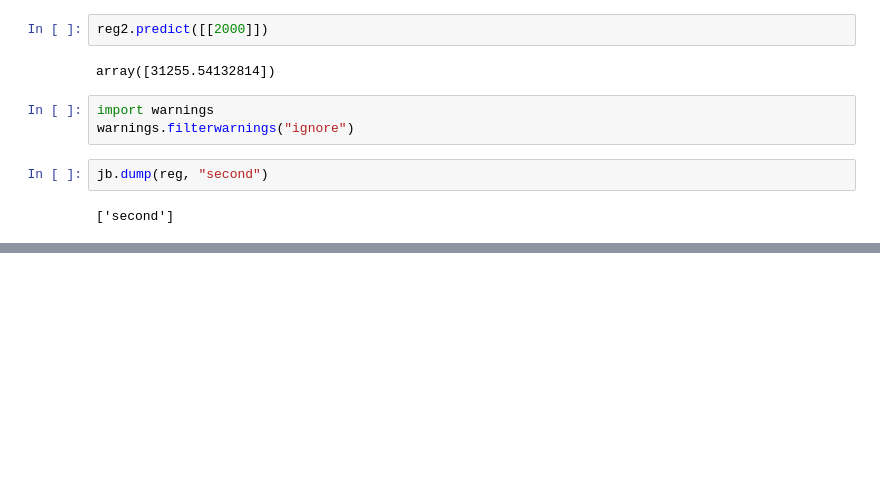
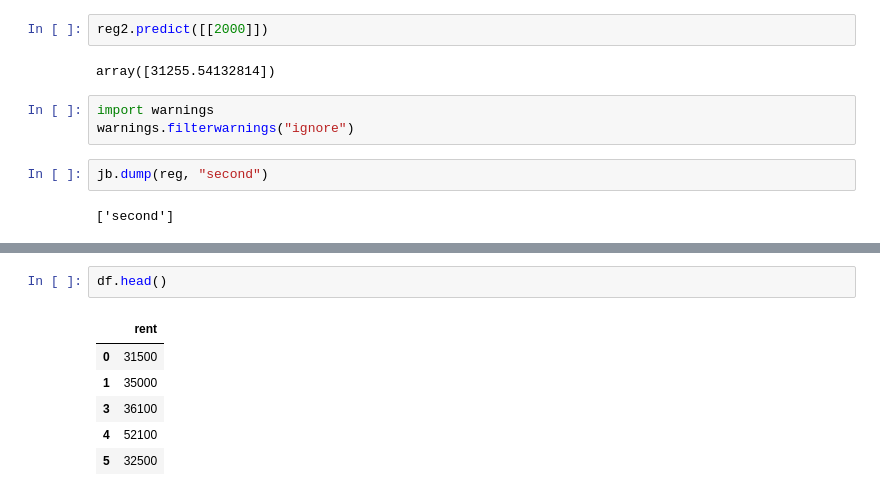
Before and after one commit to jarinraya02/Machine_Learning_Course, a Jupyter notebook: Class 1/Practice1.ipynb, the cells around one changed output, grey strips where cells are left out. Saved outputs shown, nothing was run; the diff lists cells and outputs as text; blank space fills up the shorter version.

```diff
--- a/Class 1/Practice1.ipynb
+++ b/Class 1/Practice1.ipynb
@@ -428,0 +455,9 @@ jb.dump(reg, "second")
+# %%
+df.head()
+# %% [output]
+|  | rent |
+| 0 | 31500 |
+| 1 | 35000 |
+| 3 | 36100 |
+| 4 | 52100 |
+| 5 | 32500 |
```
Also changed, not shown: parts of 19 cells of this notebook, 3 other files.
